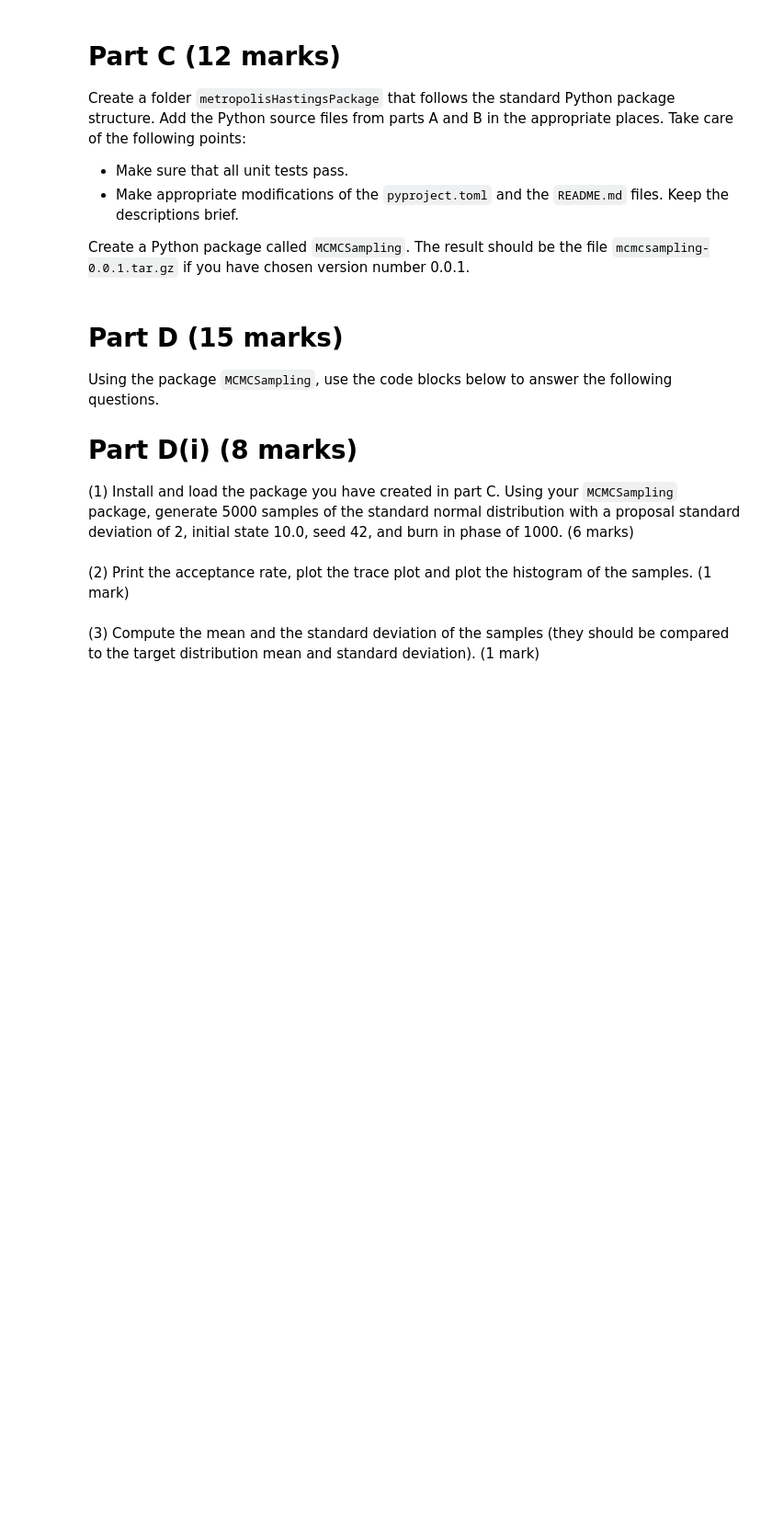
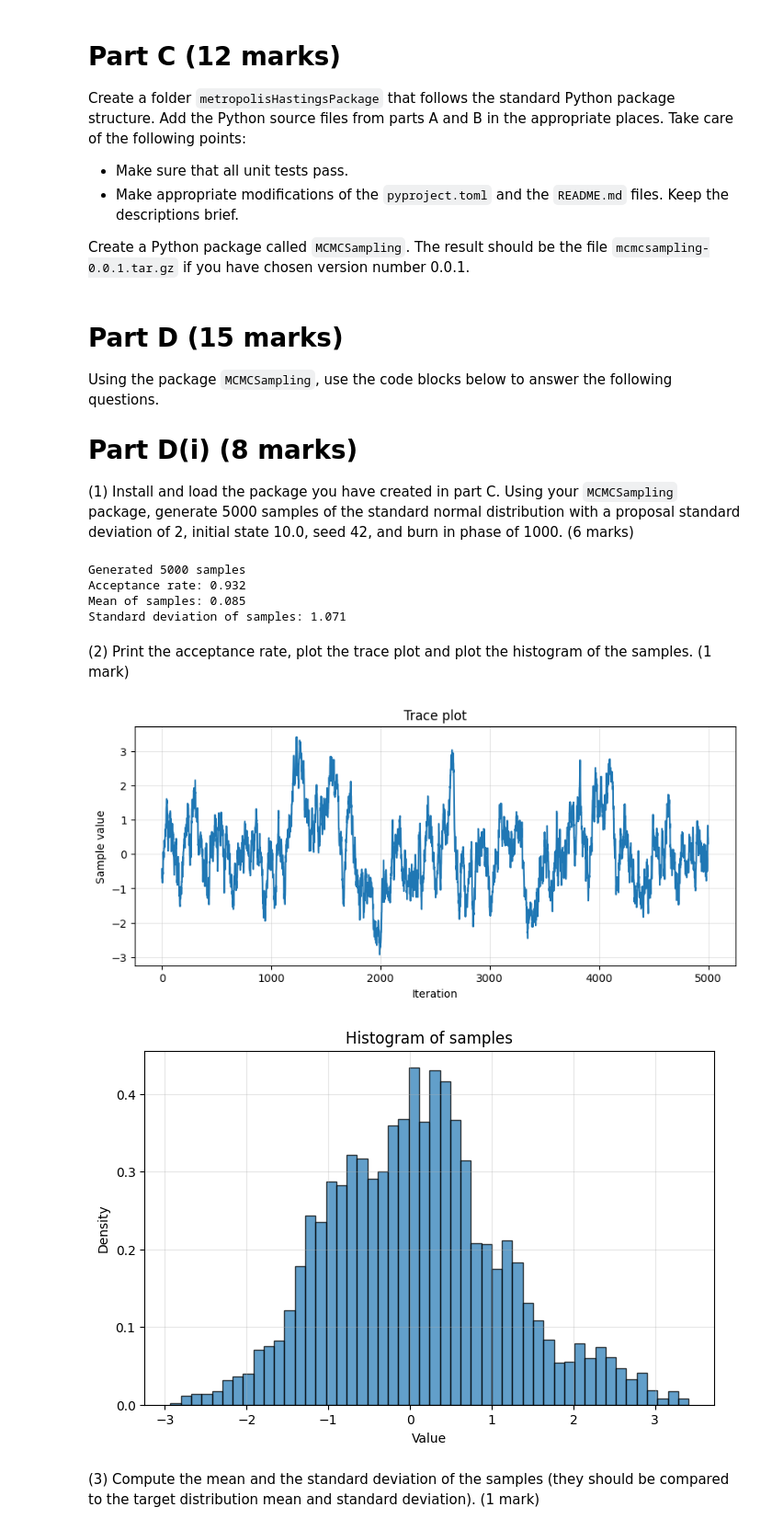
Before and after one commit to KutadguDemirci/Imperial---PDS, a Jupyter notebook: PDS_A4/PDS_A4_Q2.ipynb, the cells around one changed output. Shown: that part at 92% size. Saved outputs shown, nothing was run; the diff lists cells and outputs as text; code cells hidden in the pictures; blank space fills up the shorter version.

```diff
--- a/PDS_A4/PDS_A4_Q2.ipynb
+++ b/PDS_A4/PDS_A4_Q2.ipynb
@@ -80,7 +78,41 @@ Using the package `MCMCSampling`, use the code blocks below to answer the follow
+# %%
+# add your code here
+
+from mcmcsampling import MetropolisHastings
+import numpy as np
+
+def log_standard_normal(x):
+    return -0.5 * x**2
+
+sampler = MetropolisHastings(log_target=log_standard_normal,
+                             proposal_std=0.2,
+                             initial_state=10,
+                             seed=123)
+
+samples = sampler.sample(n_samples=5000,
+                         burn_in=1000)
+
+print(f"Generated {len(samples)} samples")
+print(f"Acceptance rate: {sampler.acceptance_rate():.3f}")
+print(f"Mean of samples: {np.mean(samples):.3f}")
+print(f"Standard deviation of samples: {np.std(samples):.3f}")
+# %% [output]
+Generated 5000 samples
+Acceptance rate: 0.932
+Mean of samples: 0.085
+Standard deviation of samples: 1.071
 # %% [markdown]
 (2) Print the acceptance rate, plot the trace plot and plot the histogram of the samples. (1 mark)
 # %%
 # add your code here
+from mcmcsampling.utils import plot_trace, plot_histogram
+
+plot_trace(samples)
+
+plot_histogram(samples)
+# %% [output]
+[figure, added]
+[figure, added]
 # %% [markdown]
 
 (3) Compute the mean and the standard deviation of the samples (they should be compared to the target distribution mean and standard deviation). (1 mark)
```
Also changed, not shown: parts of 4 cells of this notebook, 26 other files.
